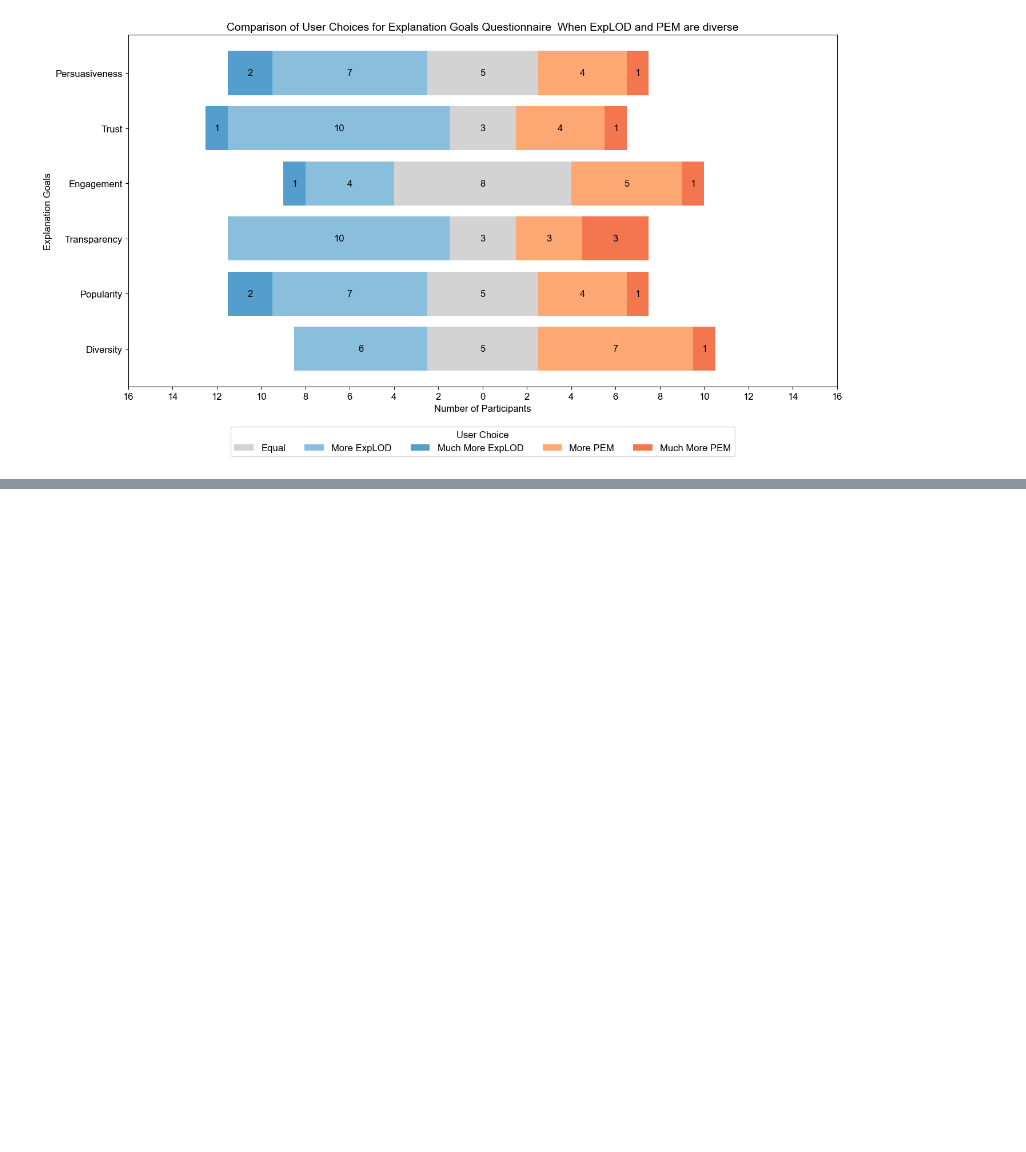
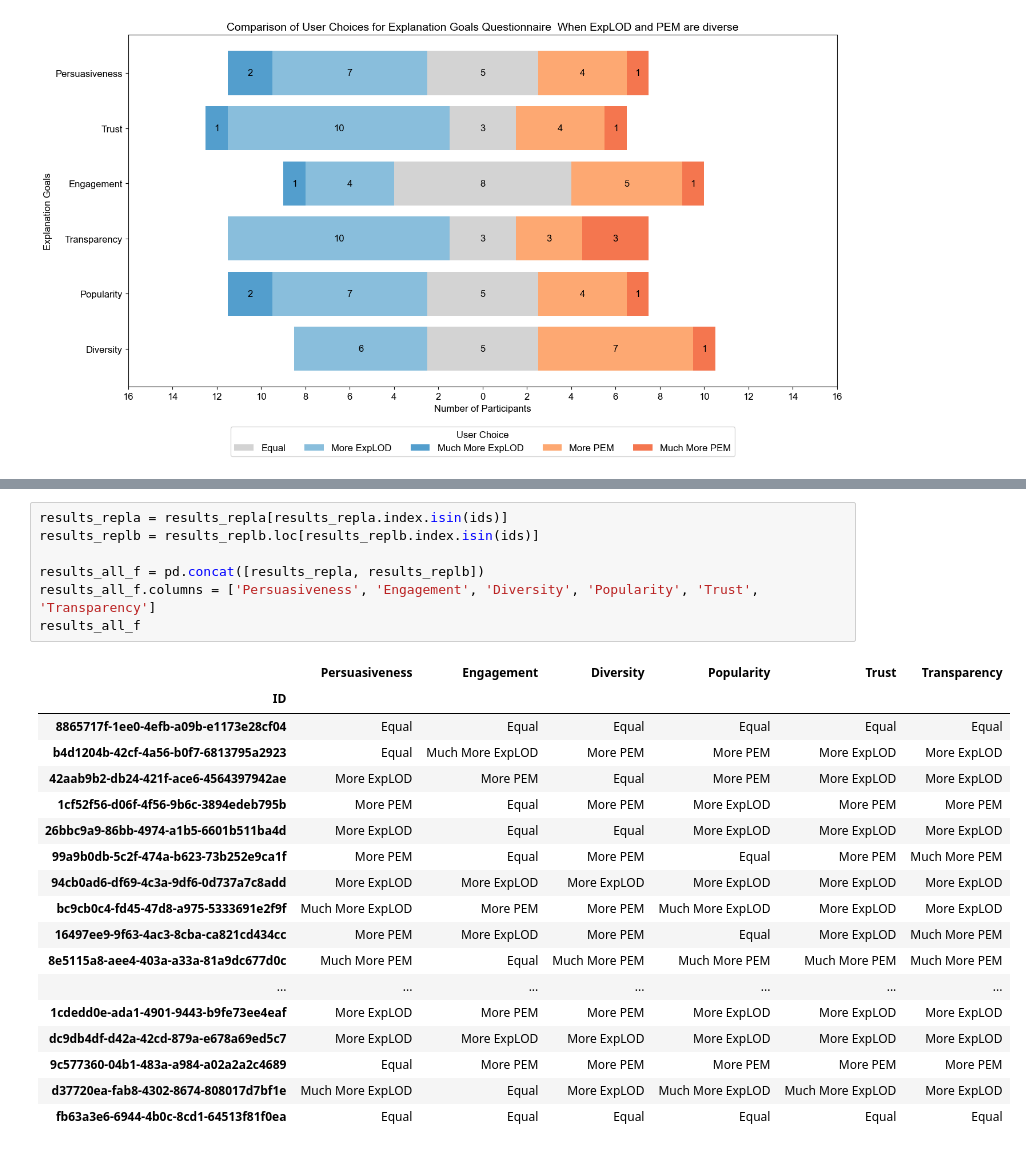
Before and after one commit to andlzanon/offline_metrics_explanation_rec_goals, a Jupyter notebook: Online User Study/Online Analysis.ipynb, the cells around one changed output, grey strips where cells are left out. Drawn from its saved outputs; the diff is of its cells as text; blank space fills up the shorter version.

```diff
--- a/Online User Study/Online Analysis.ipynb
+++ b/Online User Study/Online Analysis.ipynb
@@ -815,0 +808,26 @@ sns.heatmap(results_all.corr(), annot=True, cmap='coolwarm', fmt=".2f", linewidt
+# %%
+results_repla = results_repla[results_repla.index.isin(ids)]
+results_replb = results_replb.loc[results_replb.index.isin(ids)]
+
+results_all_f = pd.concat([results_repla, results_replb])
+results_all_f.columns = ['Persuasiveness', 'Engagement', 'Diversity', 'Popularity', 'Trust', 'Transparency']
+results_all_f
+# %% [output]
+|  | Persuasiveness | Engagement | Diversity | Popularity | Trust | Transparency |
+| ID |  |  |  |  |  |  |
+| 8865717f-1ee0-4efb-a09b-e1173e28cf04 | Equal | Equal | Equal | Equal | Equal | Equal |
+| b4d1204b-42cf-4a56-b0f7-6813795a2923 | Equal | Much More ExpLOD | More PEM | More PEM | More ExpLOD | More ExpLOD |
+| 42aab9b2-db24-421f-ace6-4564397942ae | More ExpLOD | More PEM | Equal | More PEM | More ExpLOD | More ExpLOD |
+| 1cf52f56-d06f-4f56-9b6c-3894edeb795b | More PEM | Equal | More PEM | More ExpLOD | More PEM | More PEM |
+| 26bbc9a9-86bb-4974-a1b5-6601b511ba4d | More ExpLOD | Equal | Equal | More ExpLOD | More ExpLOD | More ExpLOD |
+| 99a9b0db-5c2f-474a-b623-73b252e9ca1f | More PEM | Equal | More PEM | Equal | More PEM | Much More PEM |
+| 94cb0ad6-df69-4c3a-9df6-0d737a7c8add | More ExpLOD | More ExpLOD | More ExpLOD | More ExpLOD | More ExpLOD | More ExpLOD |
+| bc9cb0c4-fd45-47d8-a975-5333691e2f9f | Much More ExpLOD | More PEM | More PEM | Much More ExpLOD | More ExpLOD | More ExpLOD |
+| 16497ee9-9f63-4ac3-8cba-ca821cd434cc | More PEM | More ExpLOD | More PEM | Equal | More ExpLOD | Much More PEM |
+| 8e5115a8-aee4-403a-a33a-81a9dc677d0c | Much More PEM | Equal | Much More PEM | Much More PEM | Much More PEM | Much More PEM |
+| ... | ... | ... | ... | ... | ... | ... |
+| 1cdedd0e-ada1-4901-9443-b9fe73ee4eaf | More ExpLOD | More PEM | More PEM | More ExpLOD | More ExpLOD | More ExpLOD |
+| dc9db4df-d42a-42cd-879a-e678a69ed5c7 | More ExpLOD | More ExpLOD | More ExpLOD | More ExpLOD | More ExpLOD | More ExpLOD |
+| 9c577360-04b1-483a-a984-a02a2a2c4689 | Equal | More PEM | More PEM | More PEM | More PEM | More PEM |
+| d37720ea-fab8-4302-8674-808017d7bf1e | Much More ExpLOD | Equal | More ExpLOD | Much More ExpLOD | Much More ExpLOD | More ExpLOD |
+| fb63a3e6-6944-4b0c-8cd1-64513f81f0ea | Equal | Equal | Equal | Equal | Equal | Equal |
```
Also changed, not shown: parts of 49 cells of this notebook, 5 other files.
